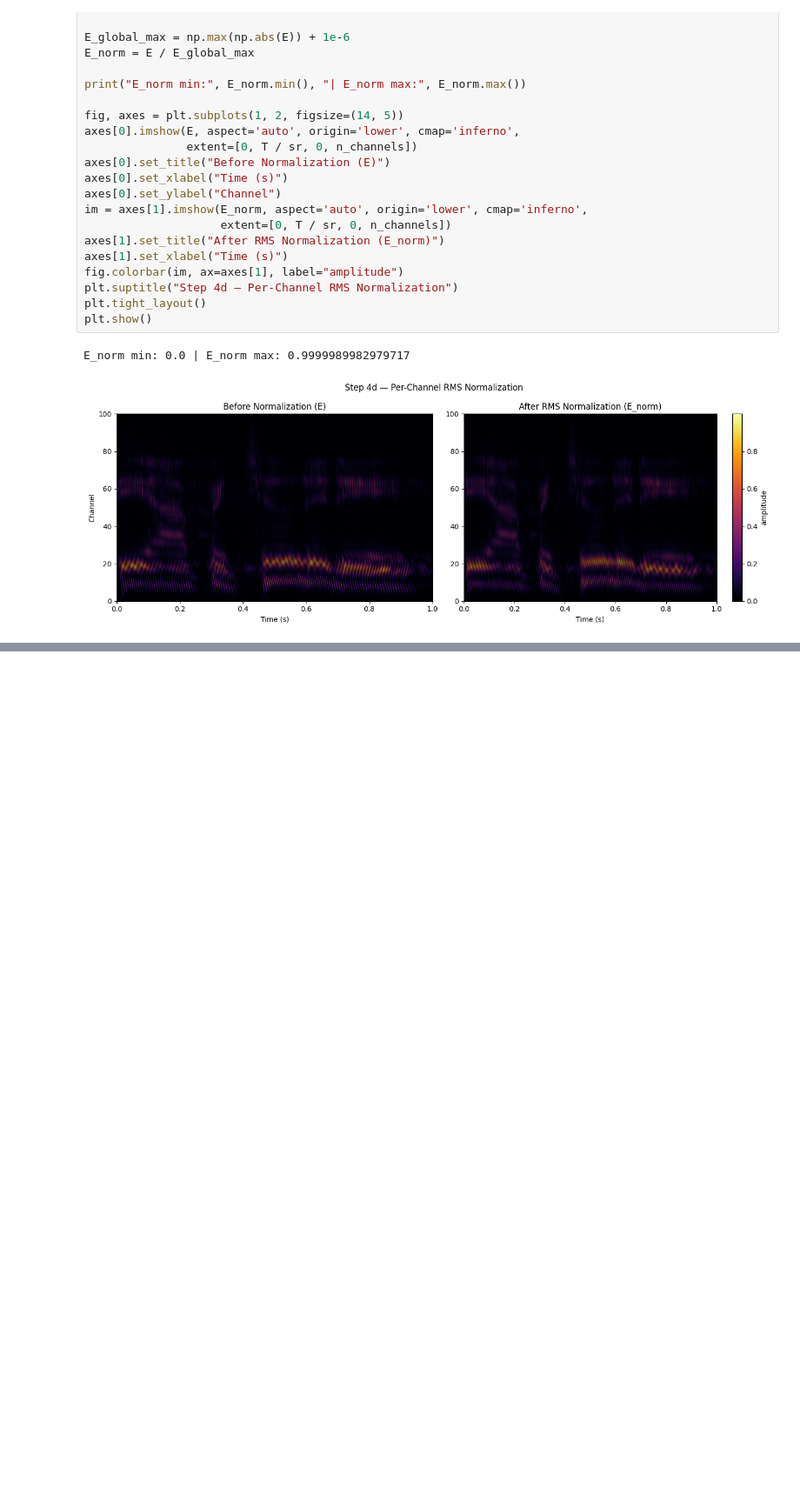
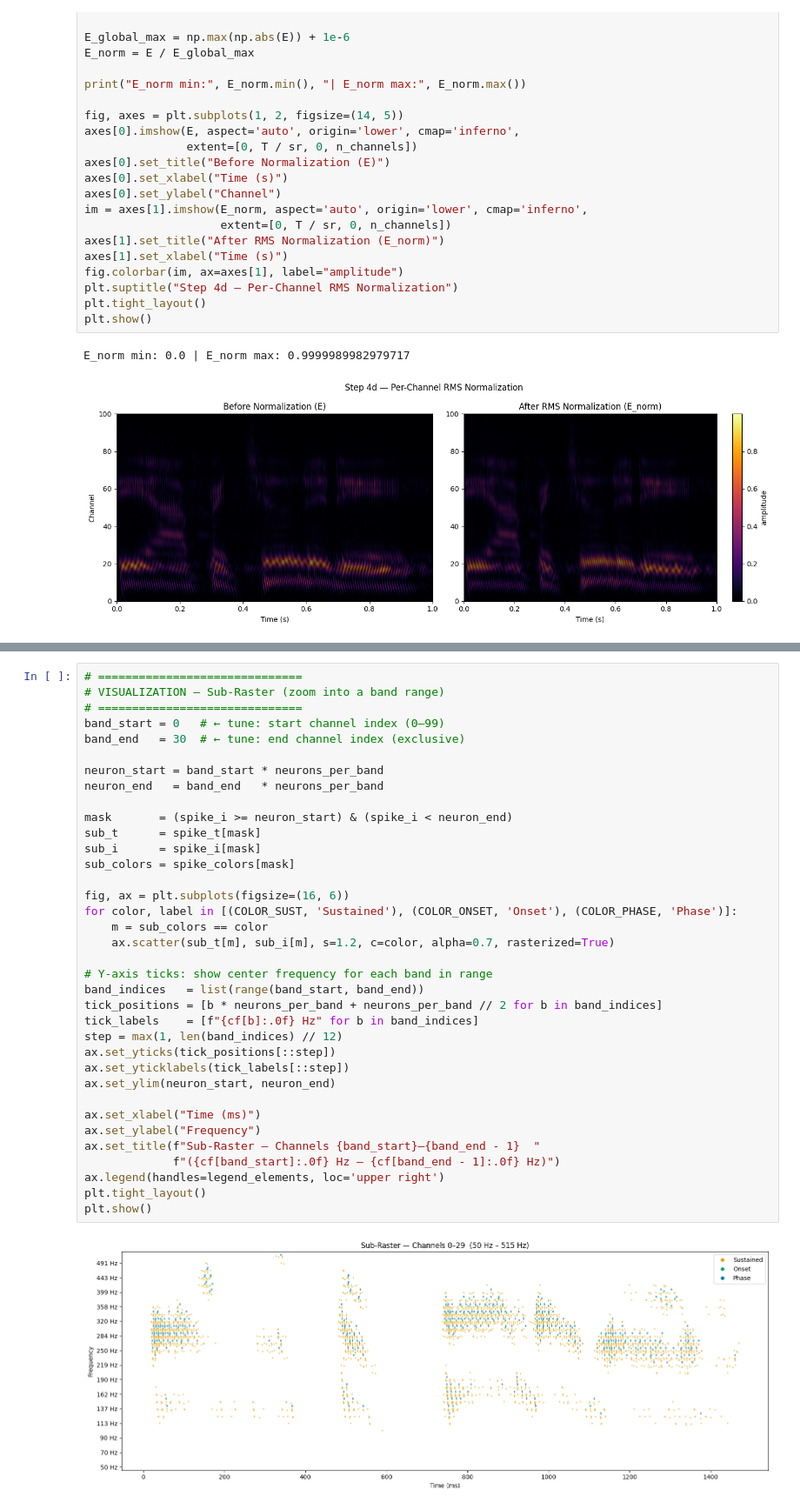
Before and after one commit to qphulong/snn_playground, a Jupyter notebook: main.ipynb, the cells around one changed output, grey strips where cells are left out. Shown at 87% size. Drawn from its saved outputs; the diff is of its cells as text; blank space fills up the shorter version.

```diff
--- a/main.ipynb
+++ b/main.ipynb
@@ -396,0 +372,38 @@ Total spikes: 7048
+# %%
+# ==============================
+# VISUALIZATION — Sub-Raster (zoom into a band range)
+# ==============================
+band_start = 0   # ← tune: start channel index (0–99)
+band_end   = 30  # ← tune: end channel index (exclusive)
+
+neuron_start = band_start * neurons_per_band
+neuron_end   = band_end   * neurons_per_band
+
+mask       = (spike_i >= neuron_start) & (spike_i < neuron_end)
+sub_t      = spike_t[mask]
+sub_i      = spike_i[mask]
+sub_colors = spike_colors[mask]
+
+fig, ax = plt.subplots(figsize=(16, 6))
+for color, label in [(COLOR_SUST, 'Sustained'), (COLOR_ONSET, 'Onset'), (COLOR_PHASE, 'Phase')]:
+    m = sub_colors == color
+    ax.scatter(sub_t[m], sub_i[m], s=1.2, c=color, alpha=0.7, rasterized=True)
+
+# Y-axis ticks: show center frequency for each band in range
+band_indices   = list(range(band_start, band_end))
+tick_positions = [b * neurons_per_band + neurons_per_band // 2 for b in band_indices]
+tick_labels    = [f"{cf[b]:.0f} Hz" for b in band_indices]
+step = max(1, len(band_indices) // 12)
+ax.set_yticks(tick_positions[::step])
+ax.set_yticklabels(tick_labels[::step])
+ax.set_ylim(neuron_start, neuron_end)
+
+ax.set_xlabel("Time (ms)")
+ax.set_ylabel("Frequency")
+ax.set_title(f"Sub-Raster — Channels {band_start}–{band_end - 1}  "
+             f"({cf[band_start]:.0f} Hz – {cf[band_end - 1]:.0f} Hz)")
+ax.legend(handles=legend_elements, loc='upper right')
+plt.tight_layout()
+plt.show()
+# %% [output]
+[figure, added]
```
Also changed, not shown: parts of 5 cells of this notebook.
